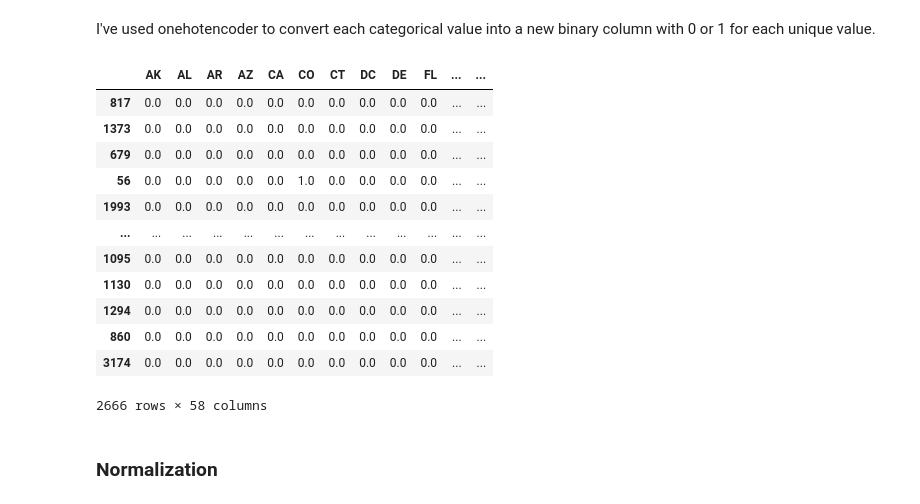
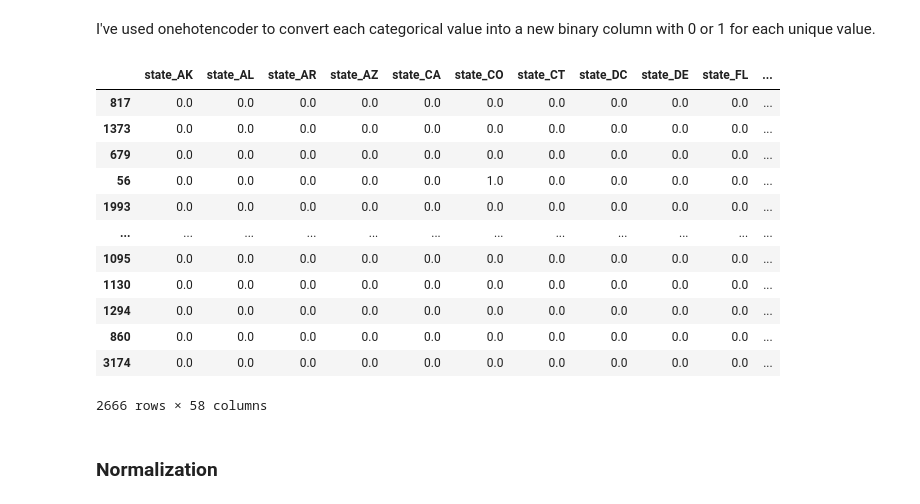
Before and after one commit to joakimTI/SyriaTel-Customer-Churn-Classifier, a Jupyter notebook: index.ipynb, the cells around one changed output. Drawn from its saved outputs; the diff is of its cells as text; code cells hidden in the pictures.

```diff
--- a/index.ipynb
+++ b/index.ipynb
@@ -342,6 +342,7 @@ df.shape
 ### Train-Test Split
 # %%
 # Split the data into training and testing data at 80,20 ratio
+df['churn'] = df['churn'].map({True: 1, False: 0}).astype('int')
 X = df.drop(['churn'], axis=1)
 y = df['churn']
 
@@ -353,30 +354,34 @@ I've used onehotencoder to convert each categorical value into a new binary colu
 # %%
 X_train_categorical = X_train[['state','area code','international plan','voice mail plan']]
 ohe = OneHotEncoder(handle_unknown='ignore', sparse_output=False)
 
 ohe.fit(X_train_categorical)
+# Create new column names with prefixes
+new_column_names = []
+for col, categories in zip(X_train_categorical.columns, ohe.categories_):
+    new_column_names.extend([f"{col}_{category}" for category in categories])
+
+# Create the DataFrame with the new column names
 X_train_ohe = pd.DataFrame(
     ohe.transform(X_train_categorical),
-    # index is important to ensure we can concatenate with other columns
     index=X_train_categorical.index,
-    # we are dummying multiple columns at once, so stack the names
+    columns=new_column_names
+)
 
-    columns=np.hstack(ohe.categories_)
-)
 X_train_ohe
 # %% [output]
-|  | AK | AL | AR | AZ | CA | CO | CT | DC | DE | FL | ... | ... |
-| 817 | 0.0 | 0.0 | 0.0 | 0.0 | 0.0 | 0.0 | 0.0 | 0.0 | 0.0 | 0.0 | ... | ... |
-| 1373 | 0.0 | 0.0 | 0.0 | 0.0 | 0.0 | 0.0 | 0.0 | 0.0 | 0.0 | 0.0 | ... | ... |
-| 679 | 0.0 | 0.0 | 0.0 | 0.0 | 0.0 | 0.0 | 0.0 | 0.0 | 0.0 | 0.0 | ... | ... |
-| 56 | 0.0 | 0.0 | 0.0 | 0.0 | 0.0 | 1.0 | 0.0 | 0.0 | 0.0 | 0.0 | ... | ... |
-| 1993 | 0.0 | 0.0 | 0.0 | 0.0 | 0.0 | 0.0 | 0.0 | 0.0 | 0.0 | 0.0 | ... | ... |
-| ... | ... | ... | ... | ... | ... | ... | ... | ... | ... | ... | ... | ... |
-| 1095 | 0.0 | 0.0 | 0.0 | 0.0 | 0.0 | 0.0 | 0.0 | 0.0 | 0.0 | 0.0 | ... | ... |
-| 1130 | 0.0 | 0.0 | 0.0 | 0.0 | 0.0 | 0.0 | 0.0 | 0.0 | 0.0 | 0.0 | ... | ... |
-| 1294 | 0.0 | 0.0 | 0.0 | 0.0 | 0.0 | 0.0 | 0.0 | 0.0 | 0.0 | 0.0 | ... | ... |
-| 860 | 0.0 | 0.0 | 0.0 | 0.0 | 0.0 | 0.0 | 0.0 | 0.0 | 0.0 | 0.0 | ... | ... |
-| 3174 | 0.0 | 0.0 | 0.0 | 0.0 | 0.0 | 0.0 | 0.0 | 0.0 | 0.0 | 0.0 | ... | ... |
+|  | state_AK | state_AL | state_AR | state_AZ | state_CA | state_CO | state_CT | state_DC | state_DE | state_FL | ... |
+| 817 | 0.0 | 0.0 | 0.0 | 0.0 | 0.0 | 0.0 | 0.0 | 0.0 | 0.0 | 0.0 | ... |
+| 1373 | 0.0 | 0.0 | 0.0 | 0.0 | 0.0 | 0.0 | 0.0 | 0.0 | 0.0 | 0.0 | ... |
+| 679 | 0.0 | 0.0 | 0.0 | 0.0 | 0.0 | 0.0 | 0.0 | 0.0 | 0.0 | 0.0 | ... |
+| 56 | 0.0 | 0.0 | 0.0 | 0.0 | 0.0 | 1.0 | 0.0 | 0.0 | 0.0 | 0.0 | ... |
+| 1993 | 0.0 | 0.0 | 0.0 | 0.0 | 0.0 | 0.0 | 0.0 | 0.0 | 0.0 | 0.0 | ... |
+| ... | ... | ... | ... | ... | ... | ... | ... | ... | ... | ... | ... |
+| 1095 | 0.0 | 0.0 | 0.0 | 0.0 | 0.0 | 0.0 | 0.0 | 0.0 | 0.0 | 0.0 | ... |
+| 1130 | 0.0 | 0.0 | 0.0 | 0.0 | 0.0 | 0.0 | 0.0 | 0.0 | 0.0 | 0.0 | ... |
+| 1294 | 0.0 | 0.0 | 0.0 | 0.0 | 0.0 | 0.0 | 0.0 | 0.0 | 0.0 | 0.0 | ... |
+| 860 | 0.0 | 0.0 | 0.0 | 0.0 | 0.0 | 0.0 | 0.0 | 0.0 | 0.0 | 0.0 | ... |
+| 3174 | 0.0 | 0.0 | 0.0 | 0.0 | 0.0 | 0.0 | 0.0 | 0.0 | 0.0 | 0.0 | ... |
 2666 rows × 58 columns
 # %% [markdown]
 ### Normalization
```
Also changed, not shown: parts of 4 cells of this notebook.
